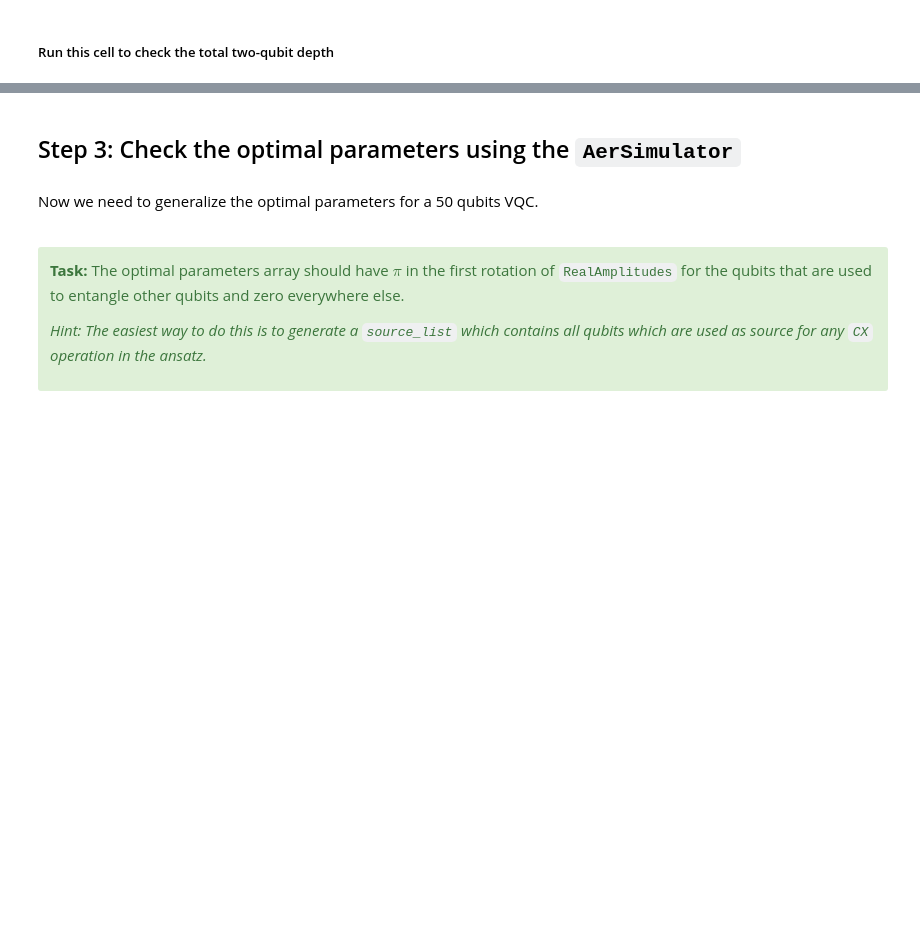
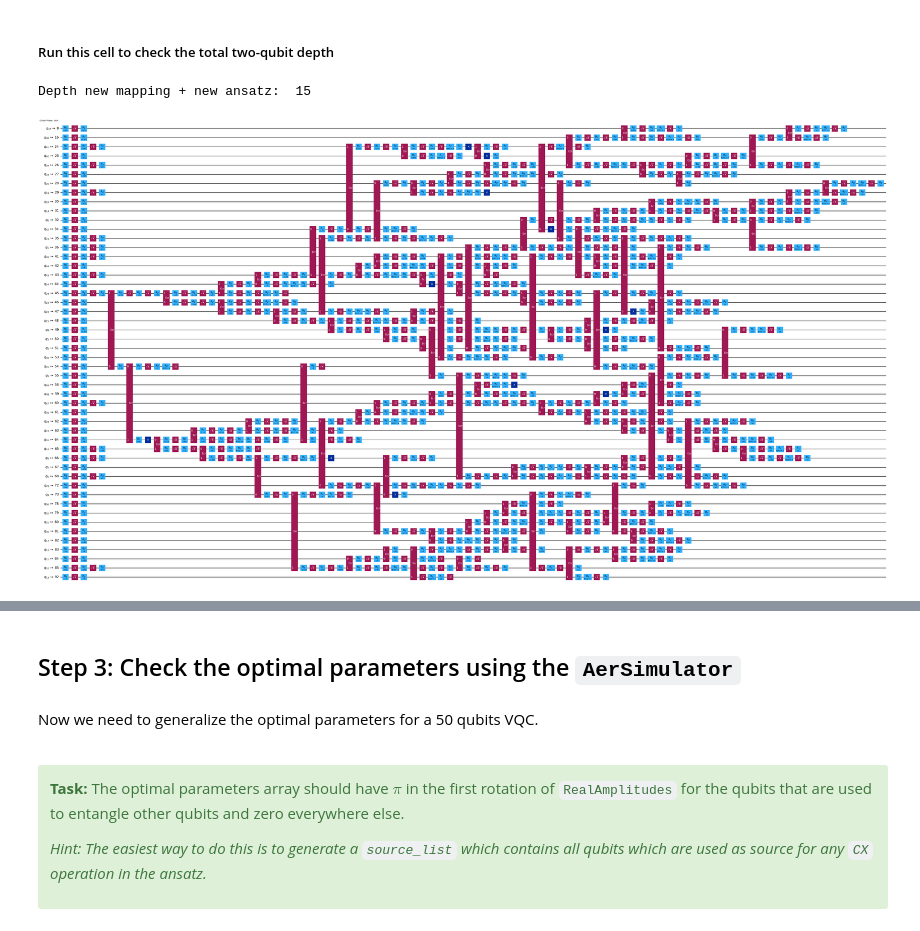
Before and after one commit to GuillermoAbadLopez/ibm-quantum-challenge-2024, a Jupyter notebook: content/lab_bonus/lab-bonus.ipynb, the cells around one changed output, grey strips where cells are left out. Drawn from its saved outputs; the diff is of its cells as text; code cells hidden in the pictures; blank space fills up the shorter version.

```diff
--- a/content/lab_bonus/lab-bonus.ipynb
+++ b/content/lab_bonus/lab-bonus.ipynb
@@ -282,11 +492,14 @@ def generate_ansatz(num_qubits):
 # %%
 index_bird = 0 # You can check different birds by changing the index
 new_mapping_qc = new_amplitude_embedding(num_qubits, index_bird)
 ansatz = generate_ansatz(num_qubits)
 pm = generate_preset_pass_manager(optimization_level=3, backend=backend)
 transpiled_qc = pm.run(new_mapping_qc.compose(ansatz))
 print('Depth new mapping + new ansatz: ', transpiled_qc.depth(lambda x: len(x.qubits) == 2))
-# transpiled_qc.draw(output="mpl", fold=False, idle_wires=False)
+transpiled_qc.draw(output="mpl", fold=False, idle_wires=False)
+# %% [output]
+Depth new mapping + new ansatz:  15
+[figure, added]
 # %%
 # Submit your answer using following code
 grade_lab_bonus_ex2(transpiled_qc) # Expected answer type: QuantumCircuit
```
Also changed, not shown: parts of 23 cells of this notebook.
